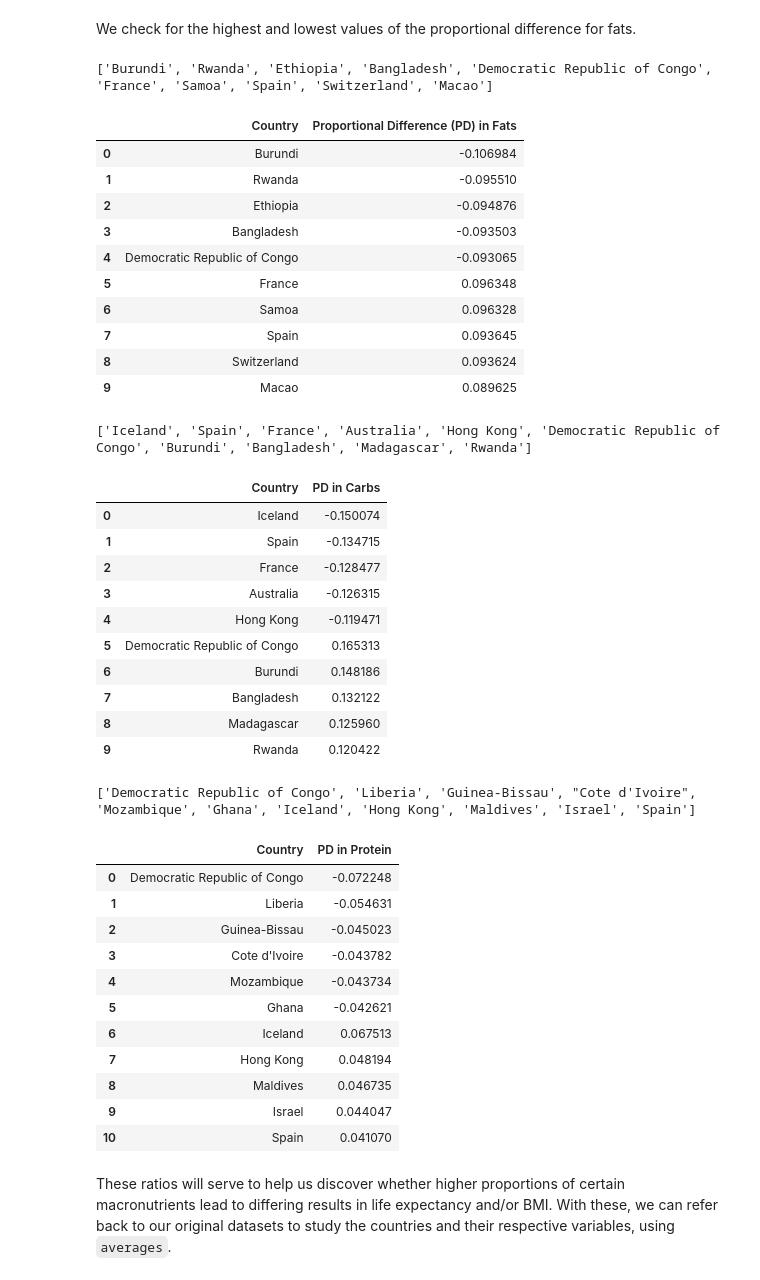
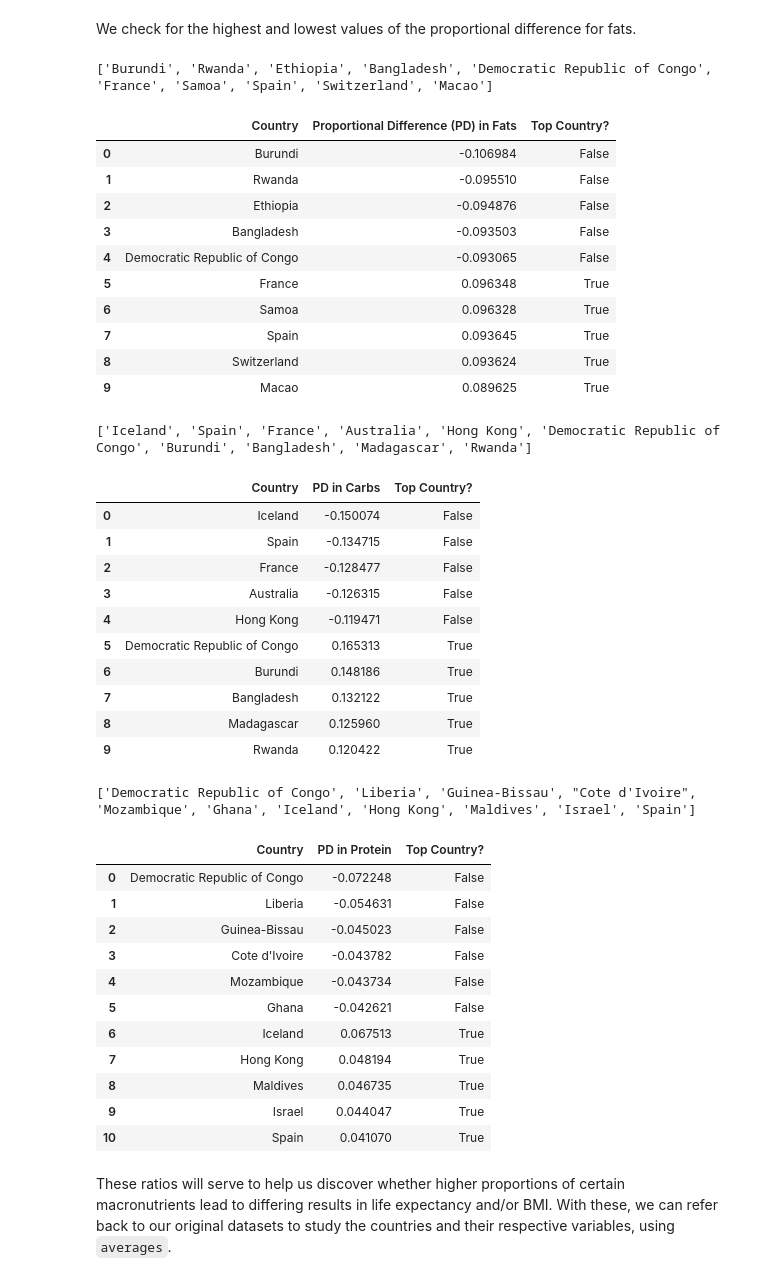
Before and after one commit to COGS108/Group074_WI24, a Jupyter notebook: EDACheckpoint_Group074_WI24.ipynb, the cells around one changed output. Saved outputs shown, nothing was run; the diff lists cells and outputs as text; code cells hidden in the pictures.

```diff
--- a/EDACheckpoint_Group074_WI24.ipynb
+++ b/EDACheckpoint_Group074_WI24.ipynb
@@ -1208,22 +1208,24 @@ if "PD in Protein" in pd_fat.columns:
 
 pd_fat = pd.concat([pd_fat.nsmallest(5, "Proportional Difference (PD) in Fats"), pd_fat.nlargest(5, "Proportional Difference (PD) in Fats"), ])
 pd_fat.reset_index(drop=True, inplace=True)
+pd_fat['Top Country?'] = pd_fat['Proportional Difference (PD) in Fats'] > 0
+
 pd_fat_countries = pd_fat["Country"].tolist()
 print(pd_fat_countries)
 pd_fat
 # %% [output]
 ['Burundi', 'Rwanda', 'Ethiopia', 'Bangladesh', 'Democratic Republic of Congo', 'France', 'Samoa', 'Spain', 'Switzerland', 'Macao']
-|  | Country | Proportional Difference (PD) in Fats |
-| 0 | Burundi | -0.106984 |
-| 1 | Rwanda | -0.095510 |
-| 2 | Ethiopia | -0.094876 |
-| 3 | Bangladesh | -0.093503 |
-| 4 | Democratic Republic of Congo | -0.093065 |
-| 5 | France | 0.096348 |
-| 6 | Samoa | 0.096328 |
-| 7 | Spain | 0.093645 |
-| 8 | Switzerland | 0.093624 |
-| 9 | Macao | 0.089625 |
+|  | Country | Proportional Difference (PD) in Fats | Top Country? |
+| 0 | Burundi | -0.106984 | False |
+| 1 | Rwanda | -0.095510 | False |
+| 2 | Ethiopia | -0.094876 | False |
+| 3 | Bangladesh | -0.093503 | False |
+| 4 | Democratic Republic of Congo | -0.093065 | False |
+| 5 | France | 0.096348 | True |
+| 6 | Samoa | 0.096328 | True |
+| 7 | Spain | 0.093645 | True |
+| 8 | Switzerland | 0.093624 | True |
+| 9 | Macao | 0.089625 | True |
 # %%
 pd_carb = prop_difference.sort_values(by = 'PD in Carbs') #rev = True
 pd_carb.reset_index(drop=True, inplace=True)
@@ -1234,49 +1236,52 @@ if "PD in Protein" in pd_carb.columns:
 
 pd_carb = pd.concat([pd_carb.nsmallest(5, "PD in Carbs"),pd_carb.nlargest(5, "PD in Carbs"), ])
 pd_carb.reset_index(drop=True, inplace=True)
+pd_carb['Top Country?'] = pd_carb['PD in Carbs'] > 0
+
 pd_carb_countries = pd_carb["Country"].tolist()
 print(pd_carb_countries)
 pd_carb
 # %% [output]
 ['Iceland', 'Spain', 'France', 'Australia', 'Hong Kong', 'Democratic Republic of Congo', 'Burundi', 'Bangladesh', 'Madagascar', 'Rwanda']
-|  | Country | PD in Carbs |
-| 0 | Iceland | -0.150074 |
-| 1 | Spain | -0.134715 |
-| 2 | France | -0.128477 |
-| 3 | Australia | -0.126315 |
-| 4 | Hong Kong | -0.119471 |
-| 5 | Democratic Republic of Congo | 0.165313 |
-| 6 | Burundi | 0.148186 |
-| 7 | Bangladesh | 0.132122 |
-| 8 | Madagascar | 0.125960 |
-| 9 | Rwanda | 0.120422 |
+|  | Country | PD in Carbs | Top Country? |
+| 0 | Iceland | -0.150074 | False |
+| 1 | Spain | -0.134715 | False |
+| 2 | France | -0.128477 | False |
+| 3 | Australia | -0.126315 | False |
+| 4 | Hong Kong | -0.119471 | False |
+| 5 | Democratic Republic of Congo | 0.165313 | True |
+| 6 | Burundi | 0.148186 | True |
+| 7 | Bangladesh | 0.132122 | True |
+| 8 | Madagascar | 0.125960 | True |
+| 9 | Rwanda | 0.120422 | True |
 # %%
 pd_protein = prop_difference.sort_values(by = 'PD in Protein') #rev = True
 pd_protein.reset_index(drop=True, inplace=True)
 if "Proportional Difference (PD) in Fats" in pd_protein.columns:
     pd_protein.drop(columns='Proportional Difference (PD) in Fats', inplace=True)
 if "PD in Carbs" in pd_protein.columns:
     pd_protein.drop(columns= 'PD in Carbs', inplace=True)
 
 pd_protein = pd.concat([pd_protein.nsmallest(6, "PD in Protein"),pd_protein.nlargest(5, "PD in Protein"), ])
 pd_protein.reset_index(drop=True, inplace=True)
+pd_protein['Top Country?'] = pd_protein["PD in Protein"] > 0
 pd_protein_countries = pd_protein["Country"].tolist()
 print(pd_protein_countries)
 pd_protein
 # %% [output]
 ['Democratic Republic of Congo', 'Liberia', 'Guinea-Bissau', "Cote d'Ivoire", 'Mozambique', 'Ghana', 'Iceland', 'Hong Kong', 'Maldives', 'Israel', 'Spain']
-|  | Country | PD in Protein |
-| 0 | Democratic Republic of Congo | -0.072248 |
-| 1 | Liberia | -0.054631 |
-| 2 | Guinea-Bissau | -0.045023 |
-| 3 | Cote d'Ivoire | -0.043782 |
-| 4 | Mozambique | -0.043734 |
-| 5 | Ghana | -0.042621 |
-| 6 | Iceland | 0.067513 |
-| 7 | Hong Kong | 0.048194 |
-| 8 | Maldives | 0.046735 |
-| 9 | Israel | 0.044047 |
-| 10 | Spain | 0.041070 |
+|  | Country | PD in Protein | Top Country? |
+| 0 | Democratic Republic of Congo | -0.072248 | False |
+| 1 | Liberia | -0.054631 | False |
+| 2 | Guinea-Bissau | -0.045023 | False |
+| 3 | Cote d'Ivoire | -0.043782 | False |
+| 4 | Mozambique | -0.043734 | False |
+| 5 | Ghana | -0.042621 | False |
+| 6 | Iceland | 0.067513 | True |
+| 7 | Hong Kong | 0.048194 | True |
+| 8 | Maldives | 0.046735 | True |
+| 9 | Israel | 0.044047 | True |
+| 10 | Spain | 0.041070 | True |
 # %% [markdown]
 These ratios will serve to help us discover whether higher proportions of certain macronutrients lead to differing results in life expectancy and/or BMI. With these, we can refer back to our original datasets to study the countries and their respective variables, using `averages`.
 # %%
```
Also changed, not shown: parts of 2 cells of this notebook.
